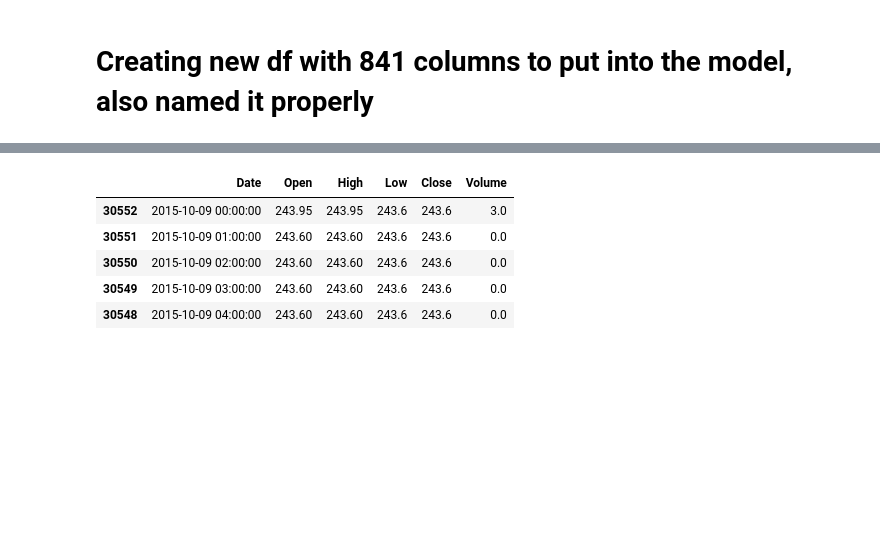
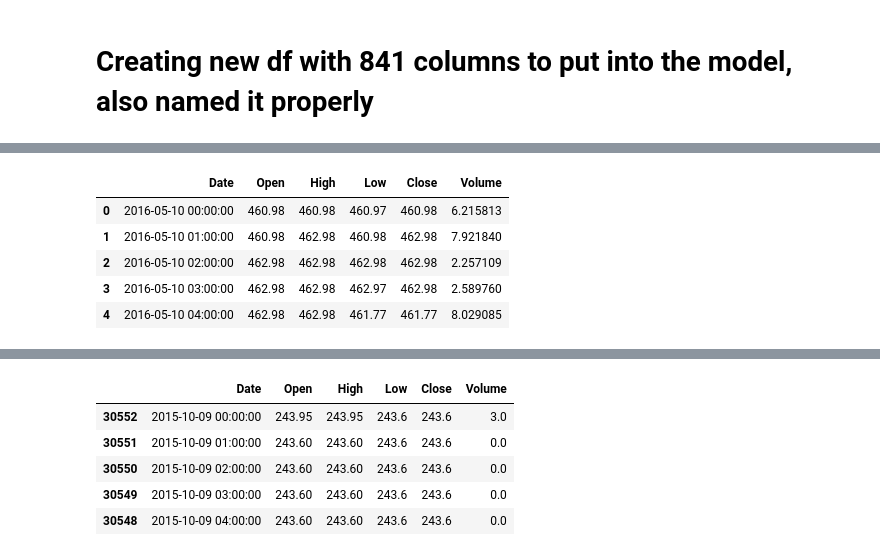
Before and after one commit to Nexil221/BSc-project, a Jupyter notebook: rf1.ipynb, the cells around one changed output, grey strips where cells are left out. Saved outputs shown, nothing was run; the diff lists cells and outputs as text; code cells hidden in the pictures; blank space fills up the shorter version.

```diff
--- a/rf1.ipynb
+++ b/rf1.ipynb
@@ -125,0 +135,9 @@ See the caveats in the documentation: http://pandas.pydata.org/pandas-docs/stabl
+# %%
+df_btc.head()
+# %% [output]
+|  | Date | Open | High | Low | Close | Volume |
+| 0 | 2016-05-10 00:00:00 | 460.98 | 460.98 | 460.97 | 460.98 | 6.215813 |
+| 1 | 2016-05-10 01:00:00 | 460.98 | 462.98 | 460.98 | 462.98 | 7.921840 |
+| 2 | 2016-05-10 02:00:00 | 462.98 | 462.98 | 462.98 | 462.98 | 2.257109 |
+| 3 | 2016-05-10 03:00:00 | 462.98 | 462.98 | 462.97 | 462.98 | 2.589760 |
+| 4 | 2016-05-10 04:00:00 | 462.98 | 462.98 | 461.77 | 461.77 | 8.029085 |
```
Also changed, not shown: parts of 21 cells of this notebook, 3 other files.
